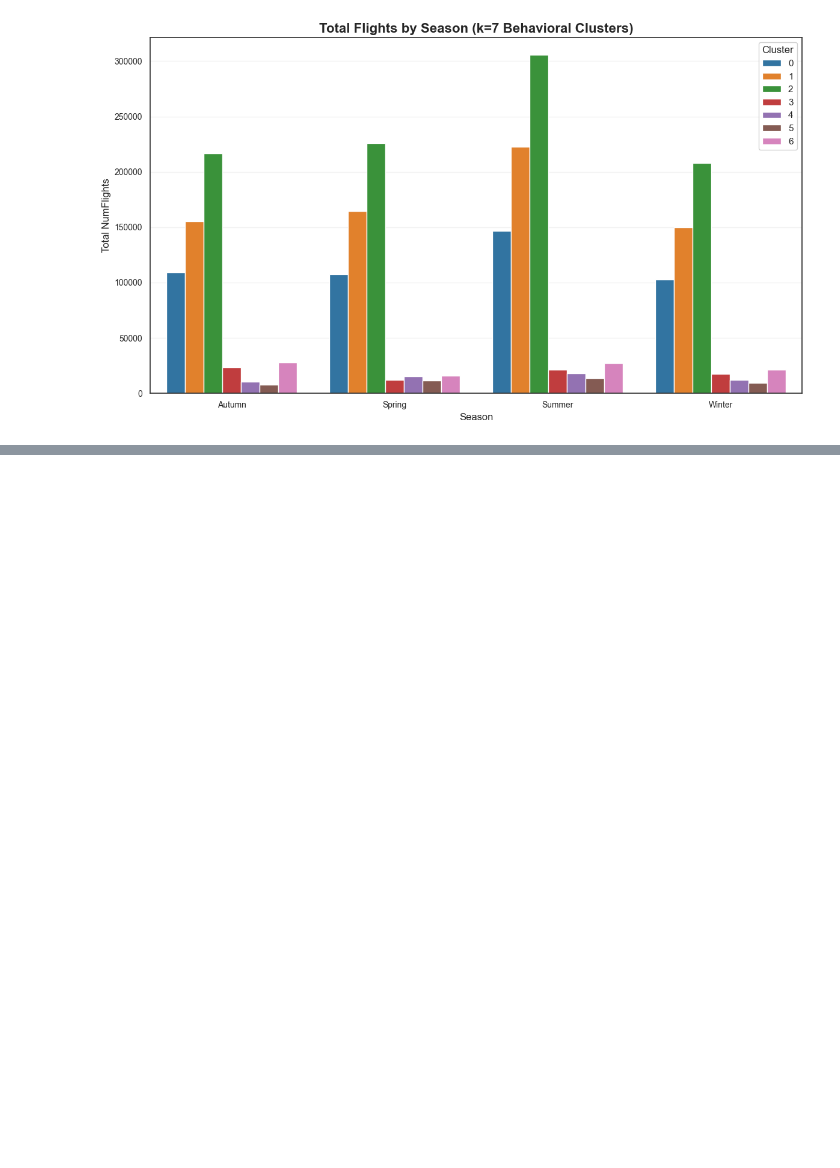
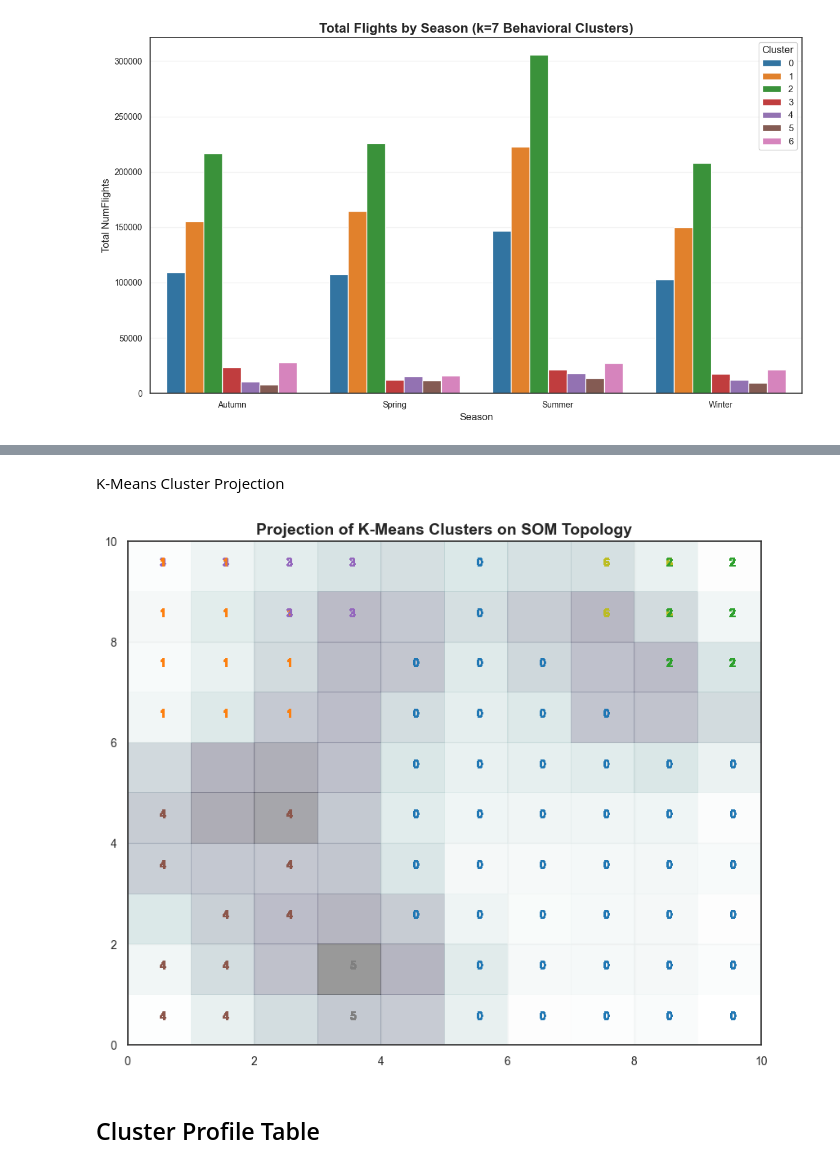
Before and after one commit to Mehmet1700/DataMining2025, a Jupyter notebook: notebooks_deliverable2/02_Clustering_Behavioral.ipynb, the cells around one changed output, grey strips where cells are left out. Drawn from its saved outputs; the diff is of its cells as text; code cells hidden in the pictures; blank space fills up the shorter version.

```diff
--- a/notebooks_deliverable2/02_Clustering_Behavioral.ipynb
+++ b/notebooks_deliverable2/02_Clustering_Behavioral.ipynb
@@ -618,0 +698,19 @@ plt.show()
+# %% [markdown]
+K-Means Cluster Projection
+# %%
+plt.figure(figsize=(10, 8))
+plt.pcolor(som.distance_map().T, cmap='bone_r', alpha=0.4) # Background
+
+for i, x in enumerate(data_som):
+    w = som.winner(x)
+    # Using the cluster index as the marker
+    plt.text(w[0] + 0.5, w[1] + 0.5, str(cluster_labels[i]),
+             color=plt.cm.tab10(cluster_labels[i] / 7),
+             fontdict={'weight': 'bold', 'size': 10})
+
+plt.title('Projection of K-Means Clusters on SOM Topology')
+plt.show()
+# %% [output]
+[figure, added]
+# %% [markdown]
+## Cluster Profile Table
```
Also changed, not shown: parts of 47 cells of this notebook, 4 other files.
